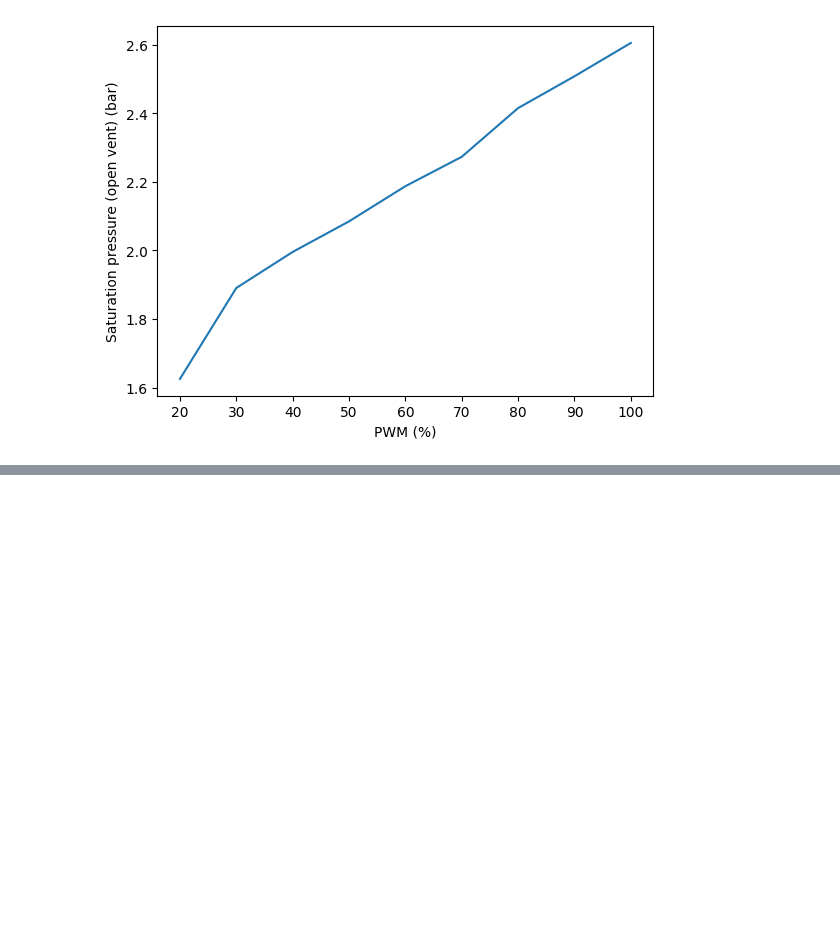
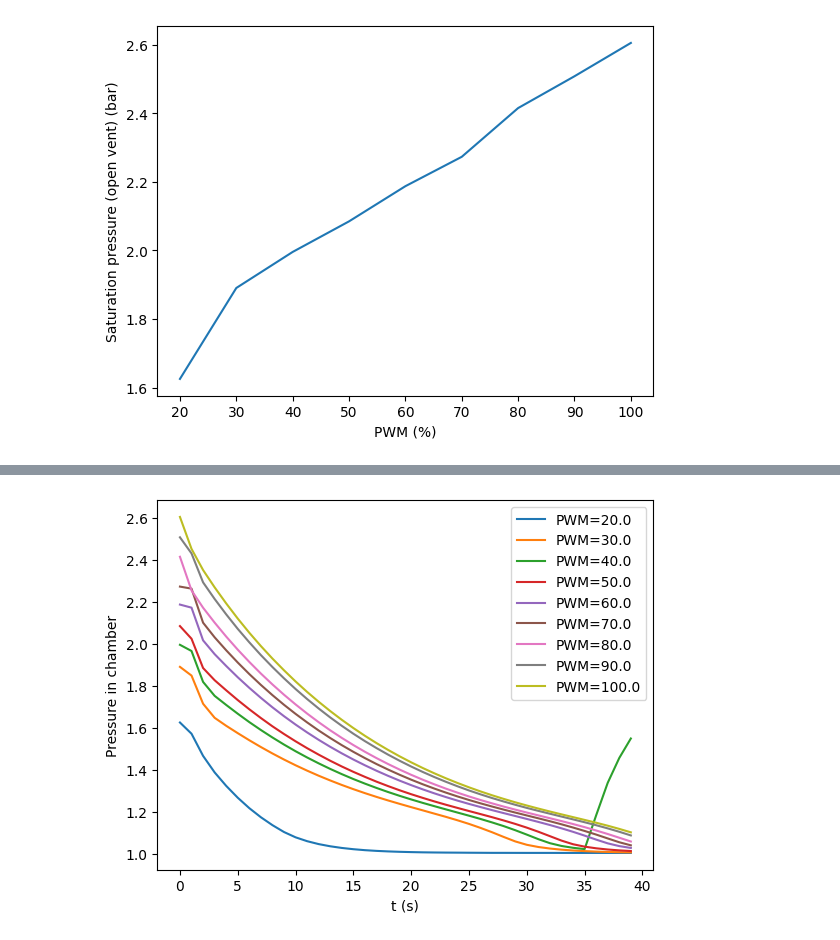
Before and after one commit to Cerebur/MIRAGE_multistage_pressurization_system, a Jupyter notebook: new_tests/dataEval/noVac.ipynb, the cells around one changed output, grey strips where cells are left out. Cells and saved outputs as stored; diff of their text form; code cells hidden in the pictures; blank space fills up the shorter version.

```diff
--- a/new_tests/dataEval/noVac.ipynb
+++ b/new_tests/dataEval/noVac.ipynb
@@ -351,0 +337,28 @@ axes[1].legend()
+# %%
+p2_case1_post = np.zeros((9, 40))
+T2_case1_post = np.zeros((9, 40))
+Tpump_case1_post = np.zeros((9, 40))
+pwm_case1_post = np.zeros(9)
+t_case1_post = np.zeros((9, 40))
+
+for i in range(9):
+    part = df.iloc[idx2[i]:idx2[i]+40]
+    p = np.array(part.abp2_ms_pressure_bar)
+    T = np.array(part.abp2_temp_C)
+    Tp = np.array(part.SHT45_temp_C)
+    t = np.array(part.ts_ms)/1000
+    pwm_case1_post[i] = (i+2)*10
+
+    for j in range(t.shape[0]):
+        p2_case1_post[i,j] = p[j]
+        T2_case1_post[i,j] = T[j]
+        Tpump_case1_post[i,j] = Tp[j]
+        t_case1_post[i,j] = t[j]
+# %%
+plt.xlabel('t (s)')
+plt.ylabel('Pressure in chamber')
+for i in range(9):
+    plt.plot(t_case1_post[i]-t_case1_post[i,0], p2_case1_post[i], label=f'PWM={pwm_case1[i]}')
+    plt.legend()
+# %% [output]
+[figure, added]
```
Also changed, not shown: parts of 13 cells of this notebook.
